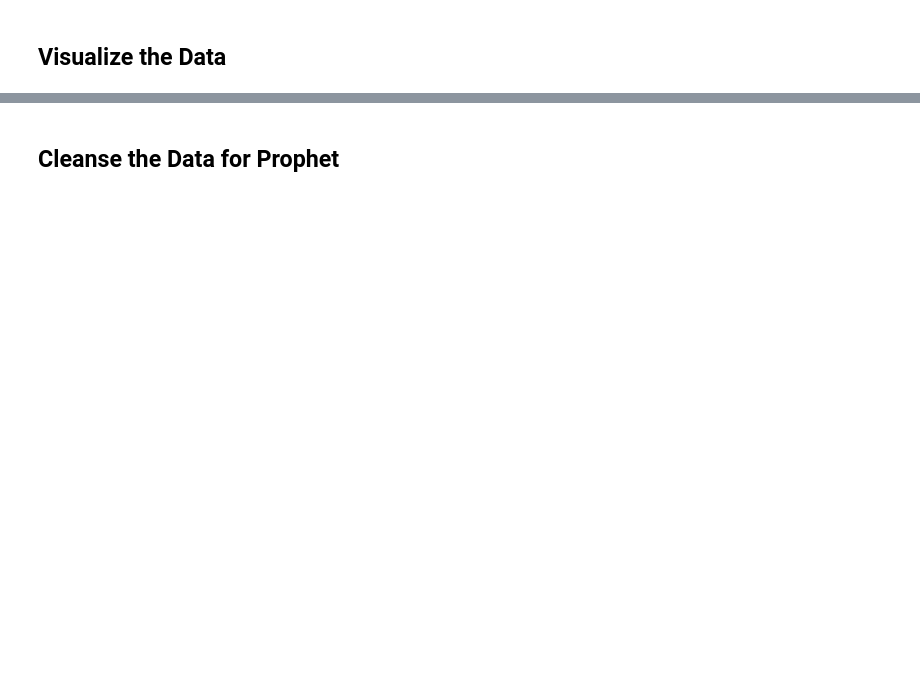
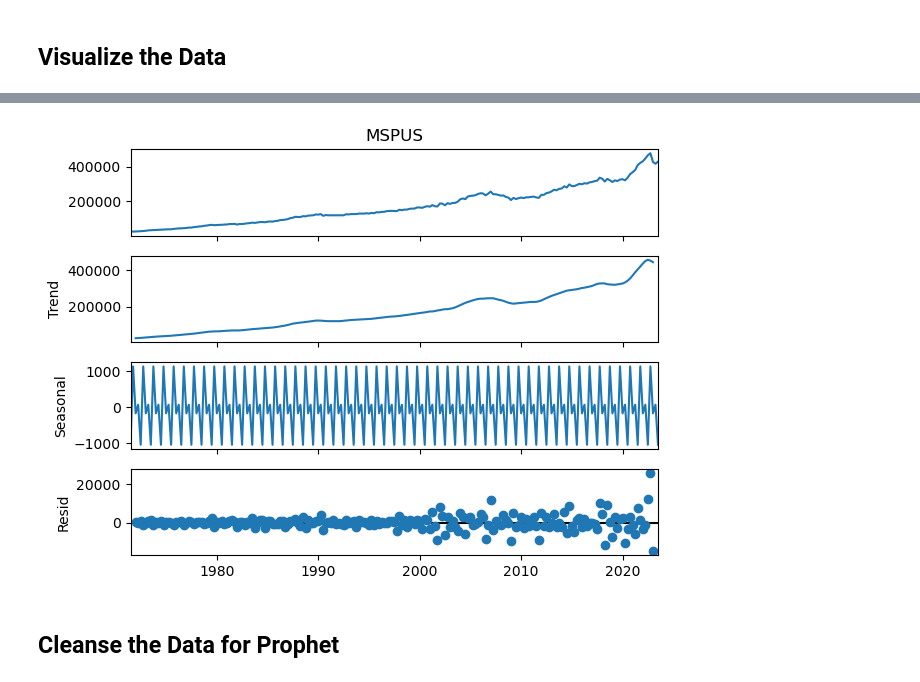
Before and after one commit to juanlavieri/housing_currency, a Jupyter notebook: Housing_Prices_Analysis.ipynb, the cells around one changed output, grey strips where cells are left out. Saved outputs shown, nothing was run; the diff lists cells and outputs as text; code cells hidden in the pictures; blank space fills up the shorter version.

```diff
--- a/Housing_Prices_Analysis.ipynb
+++ b/Housing_Prices_Analysis.ipynb
@@ -11,3 +61,14 @@
+# %%
+from statsmodels.tsa.seasonal import seasonal_decompose
+
+# Decompose the time series
+decomposition = seasonal_decompose(housing_prices_df.set_index('DATE')['MSPUS'], model='additive', period=4)
+
+# Plot the decomposed time series components
+decomposition.plot()
+plt.show()
+# %% [output]
+[figure, added]
 # %% [markdown]
 ## Cleanse the Data for Prophet
 # %%
```
Also changed, not shown: parts of 11 cells of this notebook, 5 other files.
